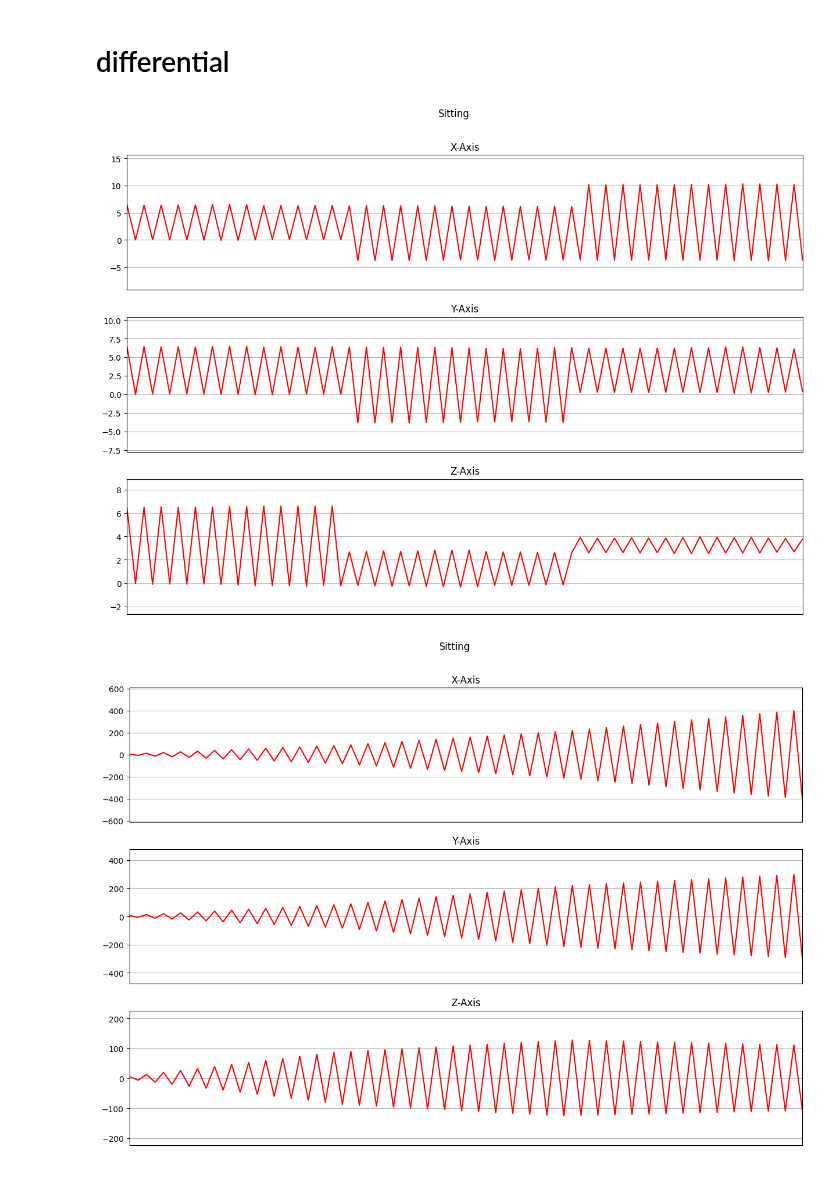
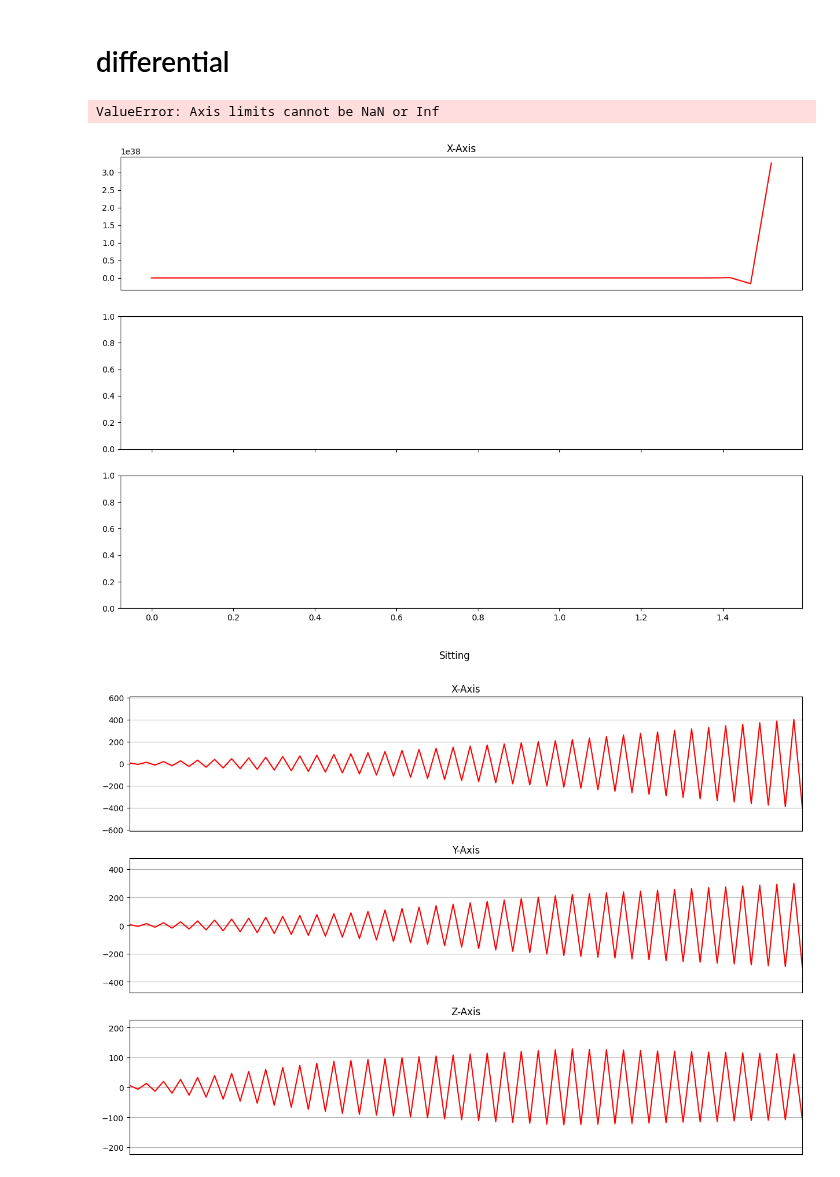
Before and after one commit to rakawanegan/humanactivityrecognition_portfolio, a Jupyter notebook: preprocess.ipynb, the cells around one changed output. Saved outputs shown, nothing was run; the diff lists cells and outputs as text; code cells hidden in the pictures.

```diff
--- a/preprocess.ipynb
+++ b/preprocess.ipynb
@@ -27,5 +27,7 @@ SAMPLING_RATE = 20
 x_train, x_test, y_train, y_test = load_data(
     LABELS, TIME_PERIODS, STEP_DISTANCE, LABEL, N_FEATURES, SEED
 )
+# %%
+idx = 0
 # %%
 print("x_train shape:", x_train.shape, "y_train shape:", y_train.shape)
@@ -42,20 +44,30 @@ plot_activity(LABELS[np.argmax(y_train[0])], x_train[0])
 # %% [markdown]
 # define functions
 # %%
+def absoulte(data):
+    inputs = copy.deepcopy(data)
+    outputs = copy.deepcopy(data)
+    for i in range(len(inputs)):
+        outputs[i] = np.sqrt(np.sum(np.square(inputs[i])))
+    return outputs
+
 def low_pass_filter(data, alpha=0.01):
     inputs = copy.deepcopy(data)
+    outputs = copy.deepcopy(data)
     for i in range(1, len(inputs)):
-        inputs[i] = alpha * inputs[i-1] + (1-alpha) * inputs[i]
-    return inputs
+        outputs[i] = outputs[i-1] + alpha * (inputs[i] - outputs[i-1])
+    return outputs
 
 def differential(data):
     inputs = copy.deepcopy(data)
+    outputs = copy.deepcopy(data)
     for i in range(1, len(inputs)):
-        inputs[i] = (inputs[i] - inputs[i-1]) / (1/SAMPLING_RATE)
-    return inputs
+        outputs[i] = inputs[i] - inputs[i-1]
+    return outputs
 
 def integral(data):
     inputs = copy.deepcopy(data)
+    outputs = copy.deepcopy(data)
     for i in range(1, len(inputs)):
-        inputs[i] = (inputs[i-1] + inputs[i])/2 * (1/SAMPLING_RATE)
-    return inputs
+        outputs[i] = outputs[i-1] + inputs[i]
+    return outputs
@@ -72,7 +80,8 @@ plot_activity("original", differential(np.tile(y, (3, 1)).T))
 # %% [markdown]
 # differential
 # %%
-plot_activity(LABELS[np.argmax(y_train[0])], differential(x_train[0]))
+plot_activity(LABELS[np.argmax(y_train[idx])], differential(x_train[idx]))
 # %% [output]
+ValueError: Axis limits cannot be NaN or Inf
-[figure, old version]
+[figure, new version]
 # %%
```
Also changed, not shown: parts of 12 cells of this notebook, 21 other files.
